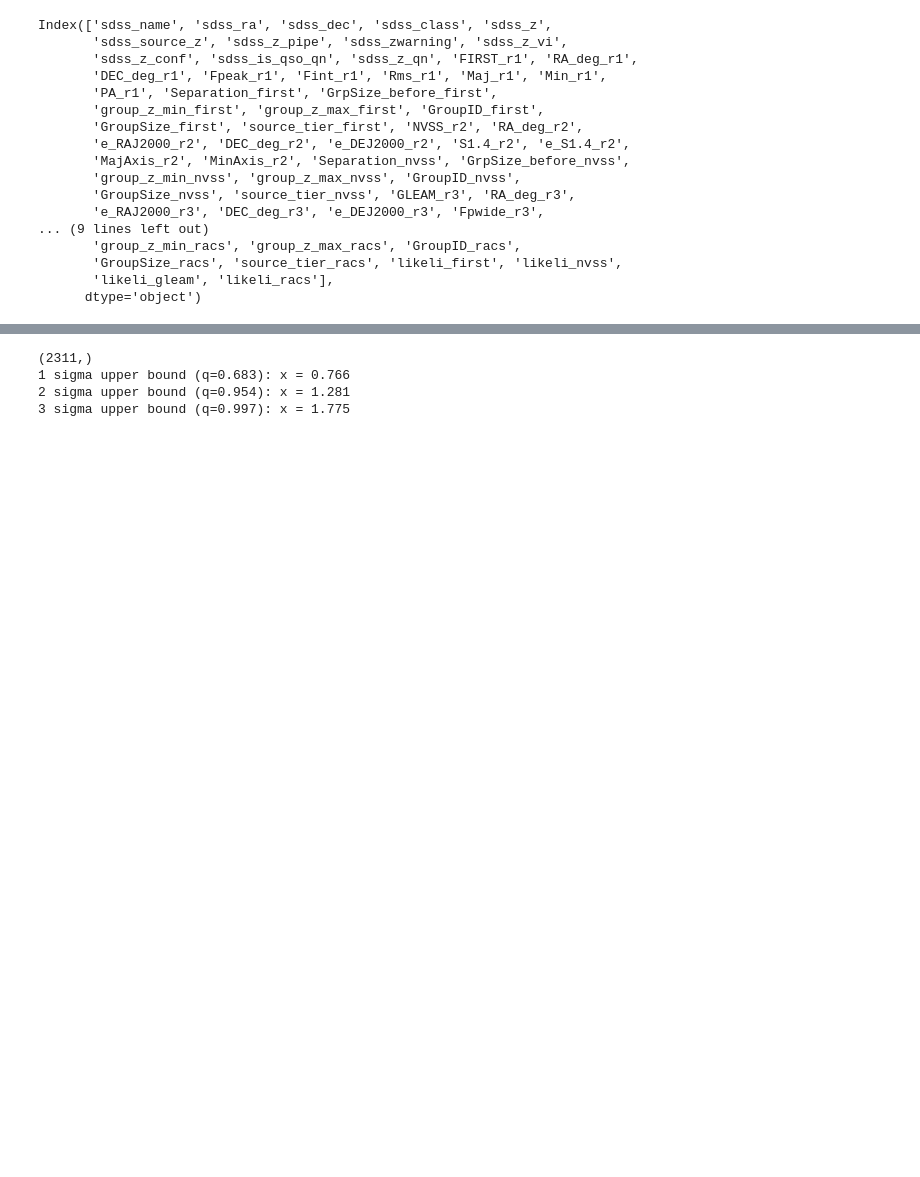
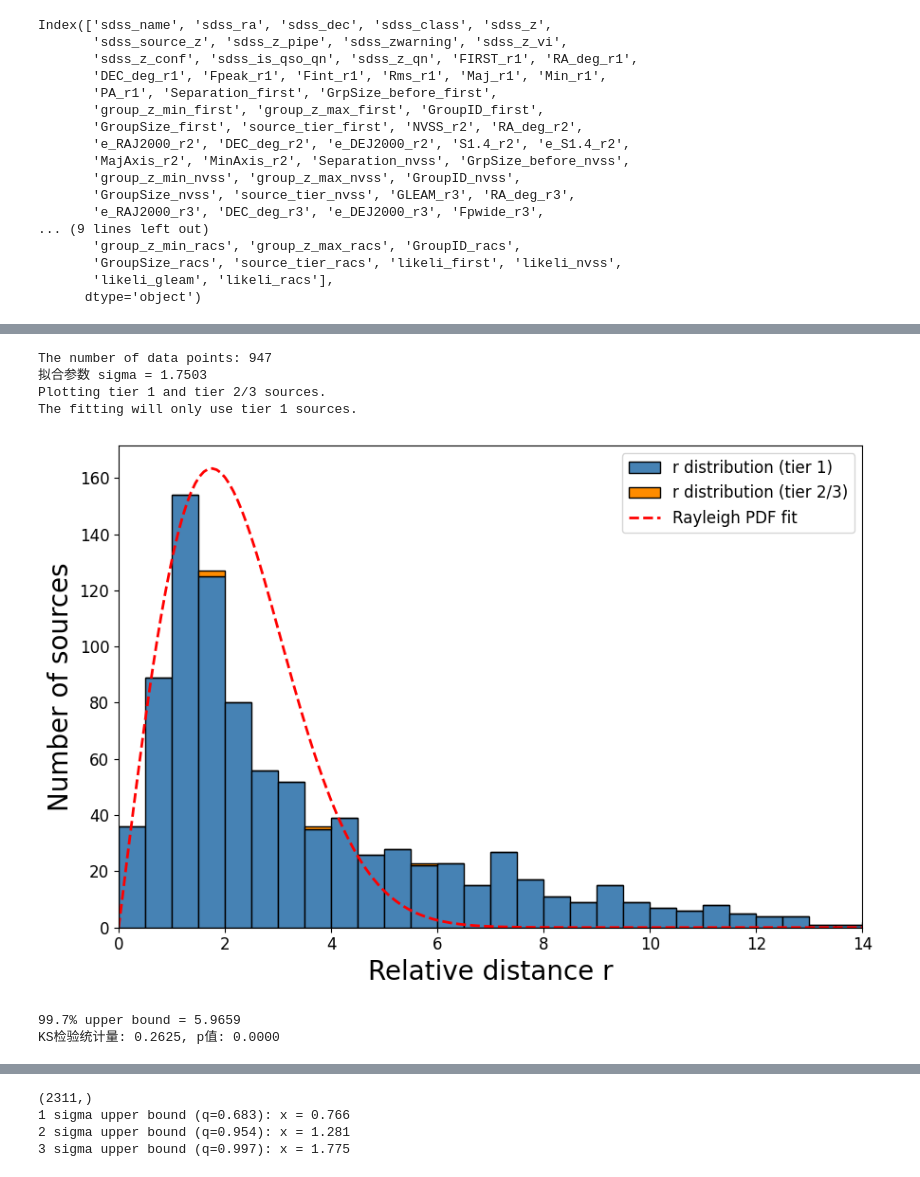
Before and after one commit to ykzhang112233/highz-catalogue, a Jupyter notebook: scripts/0-result_analysis.ipynb, the cells around one changed output, grey strips where cells are left out. Cells and saved outputs as stored; diff of their text form; code cells hidden in the pictures; blank space fills up the shorter version.

```diff
--- a/scripts/0-result_analysis.ipynb
+++ b/scripts/0-result_analysis.ipynb
@@ -684,0 +702,17 @@ KS检验统计量: 0.1766, p值: 0.0000
+# %%
+# first, r range(0,5), can set to 3, bins=30
+# nvss, r range(0,200) , can set to 60, bins=60
+# gleam, not sure
+# racs, r range(0,100), can set to 40, bins=40
+# 99.7 upper bond (0.48) for first is 1.63; for nvss is (3.6) 12.4; for racs is (1.8) 6.0
+# make_likeli_plot(survey = 'first', data_uplim = 5, show_uplim = 3, bin_size = 0.1, t1_only = False)
+# make_likeli_plot(survey = 'nvss', data_uplim = 50, show_uplim = 30, bin_size = 0.5, t1_only = False)
+make_likeli_plot(survey = 'racs', data_uplim = 40, show_uplim = 14, bin_size = 0.5, t1_only = False)
+# %% [output]
+The number of data points: 947
+拟合参数 sigma = 1.7503
+Plotting tier 1 and tier 2/3 sources.
+The fitting will only use tier 1 sources.
+[figure, added]
+99.7% upper bound = 5.9659
+KS检验统计量: 0.2625, p值: 0.0000
```
Also changed, not shown: parts of 3 cells of this notebook.
